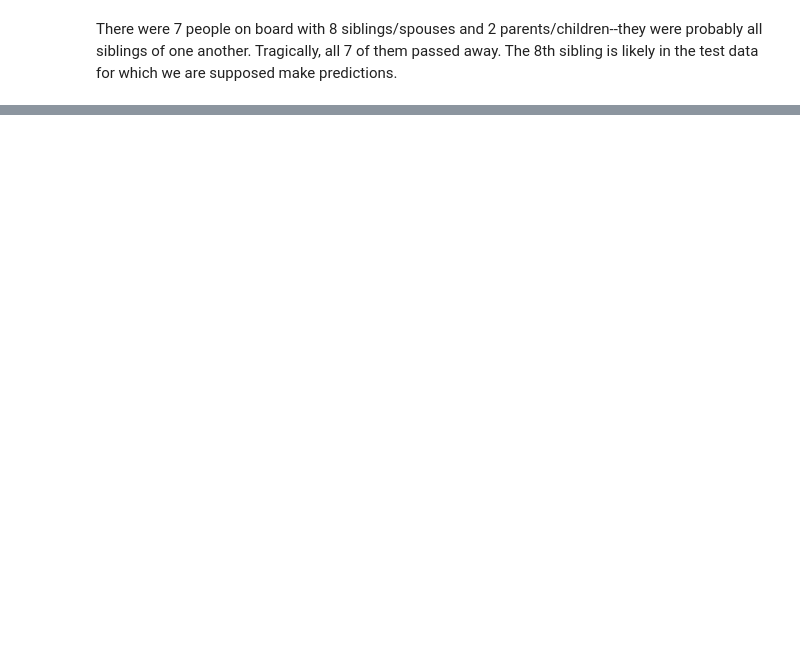
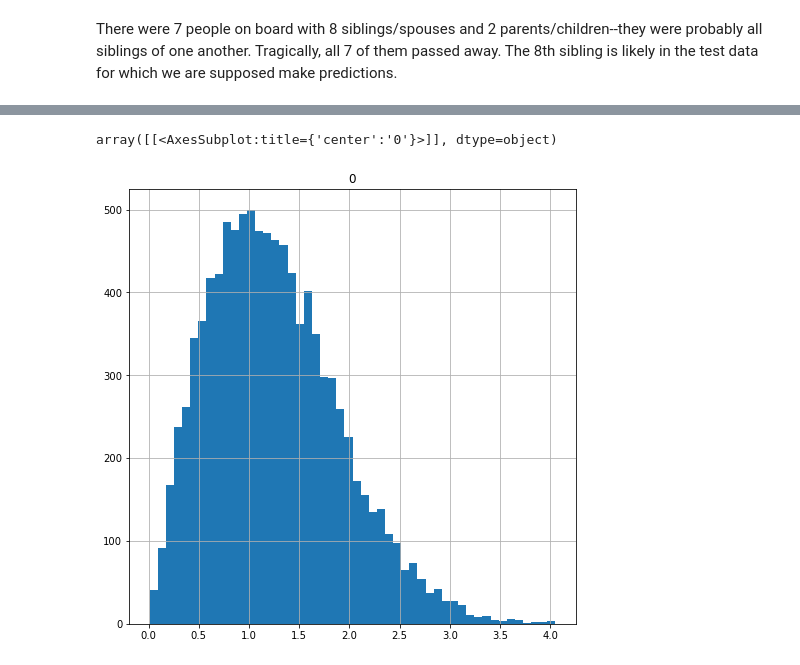
Before and after one commit to micaelasinger/PythonForDataAnalysis, a Jupyter notebook: Python for Data Analysis.ipynb, the cells around one changed output, grey strips where cells are left out. Drawn from its saved outputs; the diff is of its cells as text; code cells hidden in the pictures; blank space fills up the shorter version.

```diff
--- a/Python for Data Analysis.ipynb
+++ b/Python for Data Analysis.ipynb
@@ -2201,0 +2466,10 @@ There were 7 people on board with 8 siblings/spouses and 2 parents/children--the
+# %%
+# Get the square root of data points
+
+sqrt_transformed = skewed.apply(np.sqrt)      # df.apply() applies a given function to each row or column of the df
+                                              # np.sqrt returns the square root of each value
+
+sqrt_transformed.hist(figsize=(8,8),bins=50)  # Plot histogram
+# %% [output]
+array([[<AxesSubplot:title={'center':'0'}>]], dtype=object)
+[figure, added]
```
Also changed, not shown: parts of 52 cells of this notebook.
